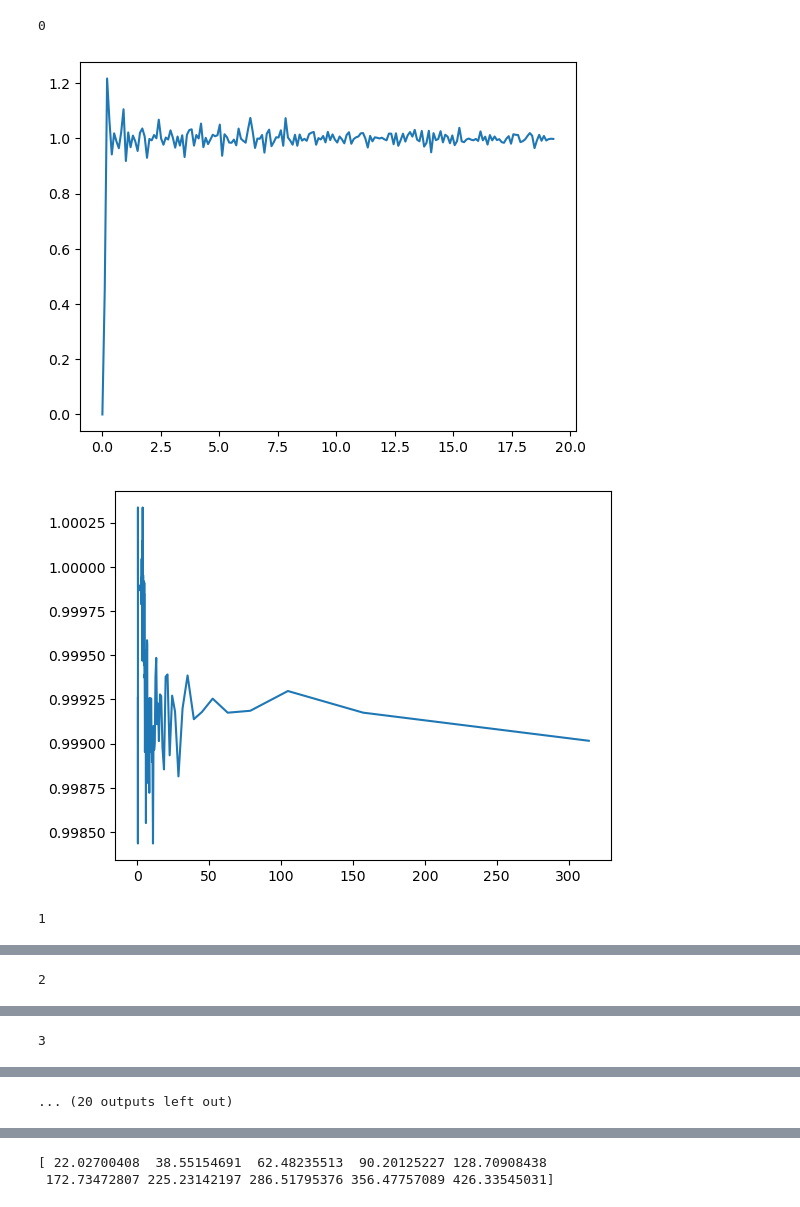
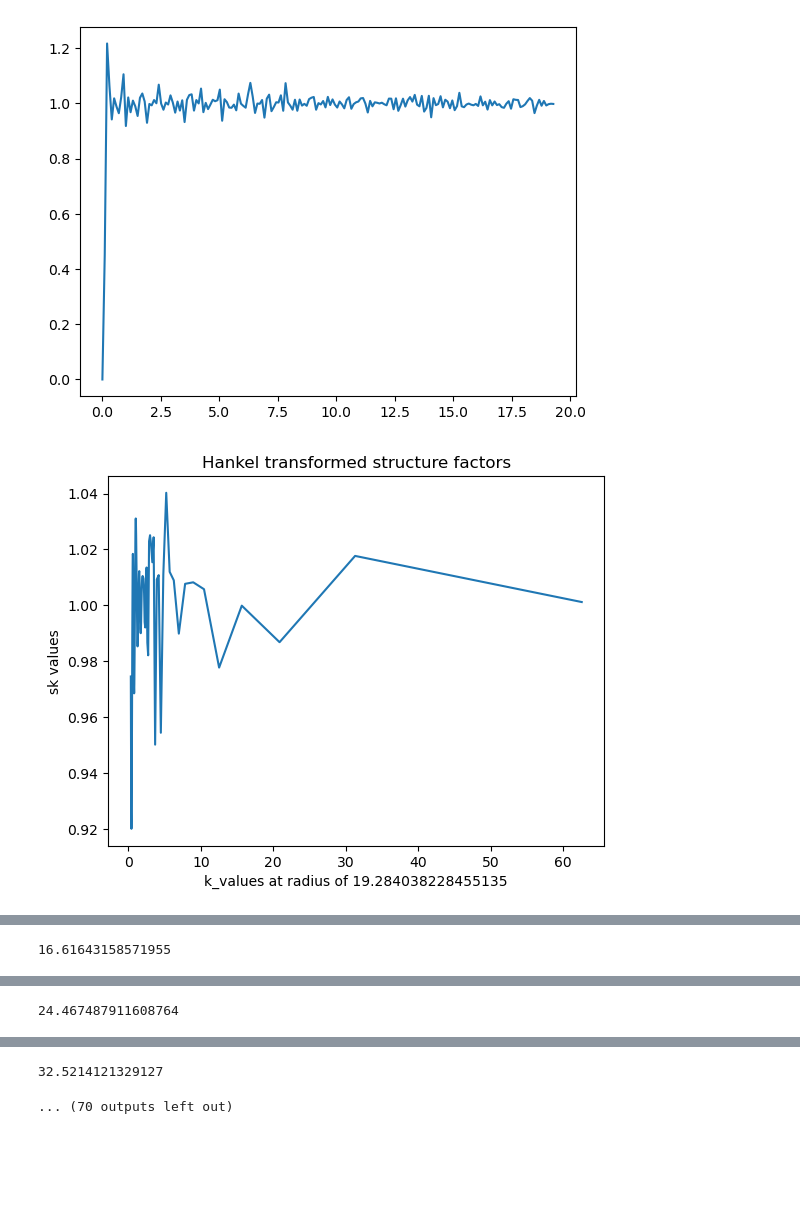
Before and after one commit to xianyang316/Hyperuniformity_simulation, a Jupyter notebook: code/variance_calculations_test.ipynb, the cells around one changed output, grey strips where cells are left out. Cells and saved outputs as stored; diff of their text form; code cells hidden in the pictures; blank space fills up the shorter version.

Commit message:
feat: variances_calc

```diff
--- a/code/variance_calculations_test.ipynb
+++ b/code/variance_calculations_test.ipynb
@@ -6,39 +6,55 @@ import importlib
 importlib.reload(calc)
 from calc import Hyperuniform_helper
 
 file_name = f'data/positions/positions_1.txt'
 data = np.loadtxt(file_name)
 rho, box_length, volume_fraction = data[0]
-radius = np.linspace(box_length/8, box_length/2,10)
-scaled_variances = np.zeros(len(radius))
+radius = np.linspace(box_length/8, 15*box_length/32,20)
+hankel_variances = np.zeros(len(radius))
+fourier_variances = np.zeros(len(radius))
 helper = Hyperuniform_helper(radius[0], np.zeros(3), data[1:,], rho)
 r = None
 for i in range(len(radius)):
-    print(i)
     helper.set_radius(radius[i])
     all_gr = []
     for j in range(2000):
         file_name = f'data/positions/positions_{j}.txt'
         data = np.loadtxt(file_name)
         helper.set_positions(data[1:])
         r, gr = helper.calculate_radial_distribution(int(radius[i]/0.1), 2)
         all_gr.append(gr)
     avg_gr = np.mean(all_gr, axis=0)
     plt.plot(r, avg_gr)
     plt.show()
     r_fit, g_fit = helper.g_fit(r, avg_gr)
     k_values = np.sort(2*np.pi/r_fit[1:])
-    sk = helper.Fourier_transform_2d(g_fit[1:])
+    sk = helper.hankel_transform_2d(g_fit[1:], r_fit[1:], k_values)
     plt.plot(k_values, sk)
+    plt.xlabel(f"k_values at radius of {radius[i]}")
+    plt.ylabel(f"sk values")
+    plt.title("Hankel transformed structure factors")
     plt.show()
     variance_square = helper.variance_calculations_in_reciprocal_space_2d(sk, k_values)
-    scaled_variances[i] = variance_square
+    hankel_variances[i] = variance_square
+    sk = helper.Fourier_transform_2d(g_fit[1:])
+    r_neg = -r_fit[1:][::-1]         # Negative radial coordinates
+    r_full = np.concatenate((r_neg, r_fit[1:]))
+    N = len(r_full)
+    k_values = 2 * np.pi * np.fft.fftshift(np.fft.fftfreq(N, d=(r_fit[1] - r_fit[0])))
+    plt.plot(k_values[k_values>0], sk[k_values>0])
+    plt.xlabel(f"k_values at radius of {radius[i]}")
+    plt.ylabel("Structure factor sk")
+    plt.title("Fourier transformed structure factors")
+    plt.show()
+    variance_square = helper.variance_calculations_in_reciprocal_space_2d(sk[k_values>0], k_values[k_values>0])
+    print(variance_square)
+    fourier_variances[i] = variance_square
 
-plt.plot(radius, scaled_variances)
+plt.plot(radius, hankel_variances, label="hankel_variances")
+plt.plot(radius, fourier_variances, label="fourier_variances")
 plt.xlabel("radius")
 plt.ylabel("variances_squqared")
+plt.legend()
 # %% [output]
-0
 [figure]
-[figure, old version]
+[figure, new version]
-1
@@ -45,0 +62 @@ plt.ylabel("variances_squqared")
+16.61643158571955
@@ -47 +63,0 @@ plt.ylabel("variances_squqared")
-2
@@ -50 +66 @@ plt.ylabel("variances_squqared")
-3
+24.467487911608764
@@ -53 +68,0 @@ plt.ylabel("variances_squqared")
-... (20 outputs left out)
@@ -54,5 +70,2 @@ plt.ylabel("variances_squqared")
+32.5214121329127
+... (70 outputs left out)
-# %%
-print(scaled_variances)
-# %% [output]
-[ 22.02700408  38.55154691  62.48235513  90.20125227 128.70908438
- 172.73472807 225.23142197 286.51795376 356.47757089 426.33545031]
```
Also changed, not shown: parts of 4 cells of this notebook, 2 other files.
